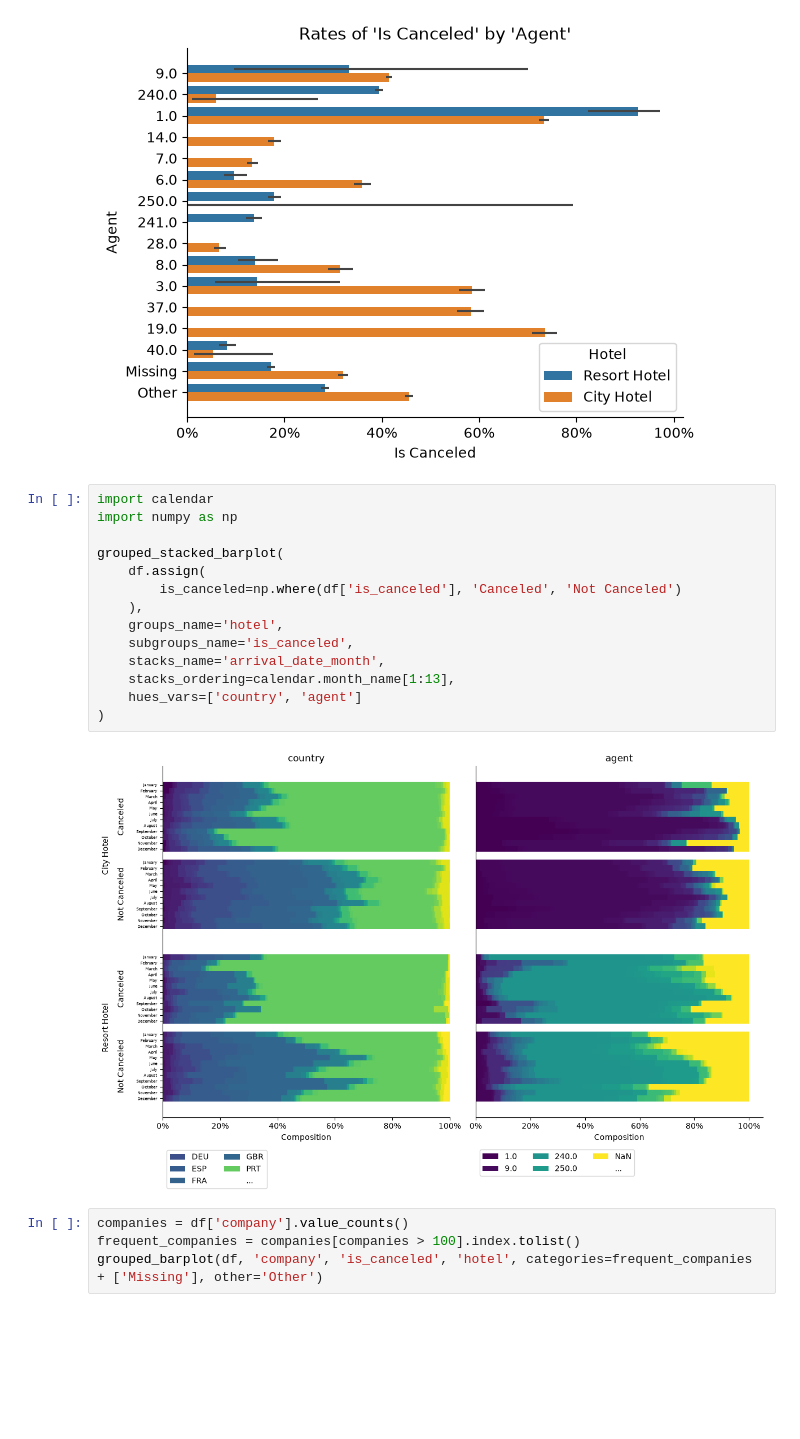
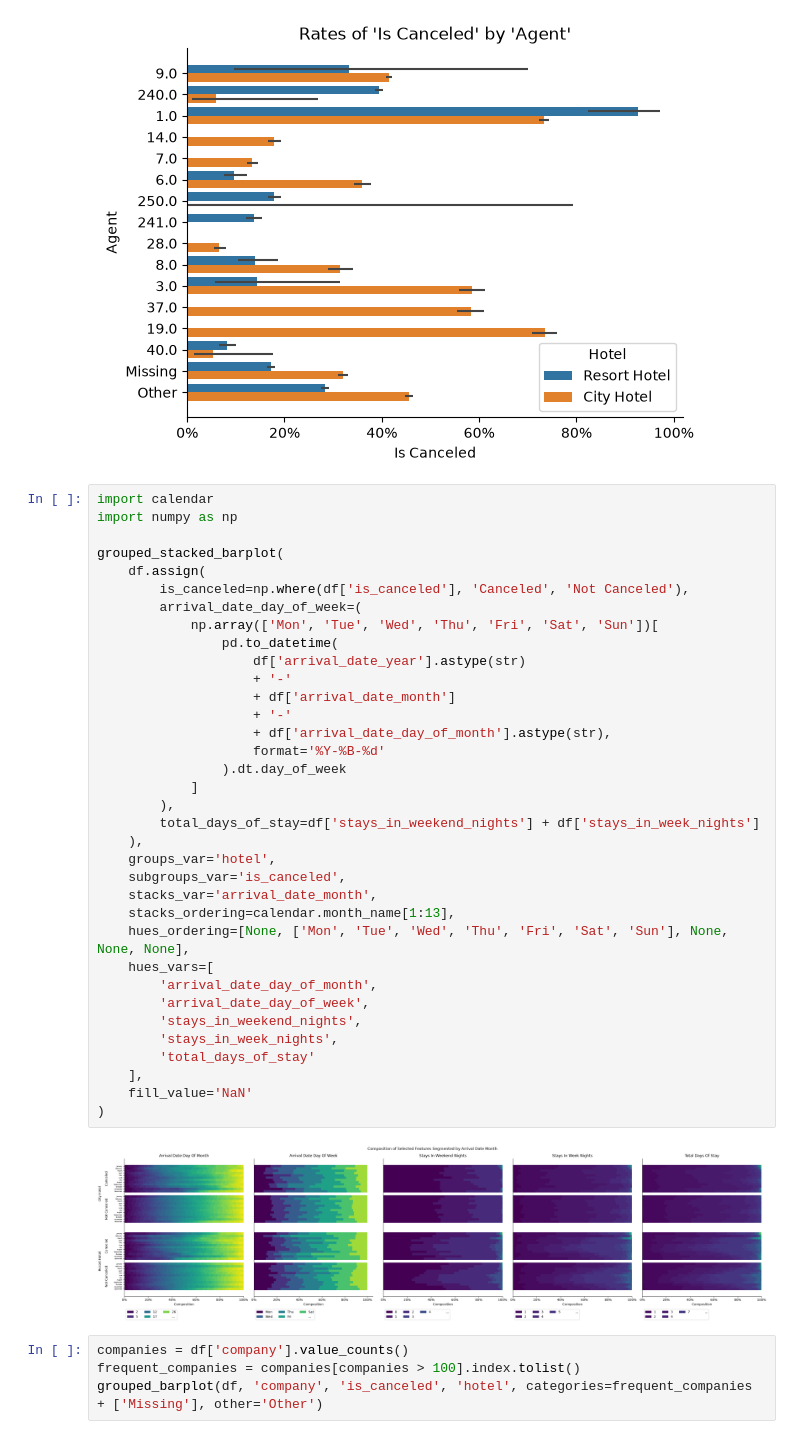
Before and after one commit to mcuzzii/hotel-booking-cancellations, a Jupyter notebook: notebooks/hotel.ipynb, the cells around one changed output. Cells and saved outputs as stored; diff of their text form; blank space fills up the shorter version.

Commit message:
feat: added hue ordering for stacked bar charts

```diff
--- a/notebooks/hotel.ipynb
+++ b/notebooks/hotel.ipynb
@@ -233,19 +233,40 @@ grouped_barplot(df, 'agent', 'is_canceled', 'hotel', categories=frequent_agents
 # %%
 import calendar
 import numpy as np
 
 grouped_stacked_barplot(
     df.assign(
-        is_canceled=np.where(df['is_canceled'], 'Canceled', 'Not Canceled')
+        is_canceled=np.where(df['is_canceled'], 'Canceled', 'Not Canceled'),
+        arrival_date_day_of_week=(
+            np.array(['Mon', 'Tue', 'Wed', 'Thu', 'Fri', 'Sat', 'Sun'])[
+                pd.to_datetime(
+                    df['arrival_date_year'].astype(str)
+                    + '-'
+                    + df['arrival_date_month']
+                    + '-'
+                    + df['arrival_date_day_of_month'].astype(str),
+                    format='%Y-%B-%d'
+                ).dt.day_of_week
+            ]
+        ),
+        total_days_of_stay=df['stays_in_weekend_nights'] + df['stays_in_week_nights']
     ),
-    groups_name='hotel',
-    subgroups_name='is_canceled',
-    stacks_name='arrival_date_month',
+    groups_var='hotel',
+    subgroups_var='is_canceled',
+    stacks_var='arrival_date_month',
     stacks_ordering=calendar.month_name[1:13],
-    hues_vars=['country', 'agent']
+    hues_ordering=[None, ['Mon', 'Tue', 'Wed', 'Thu', 'Fri', 'Sat', 'Sun'], None, None, None],
+    hues_vars=[
+        'arrival_date_day_of_month',
+        'arrival_date_day_of_week',
+        'stays_in_weekend_nights',
+        'stays_in_week_nights',
+        'total_days_of_stay'
+    ],
+    fill_value='NaN'
 )
 # %% [output]
-[figure, old version]
+[figure, new version]
 # %%
 companies = df['company'].value_counts()
 frequent_companies = companies[companies > 100].index.tolist()
```
Also changed, not shown: 1 other file.
